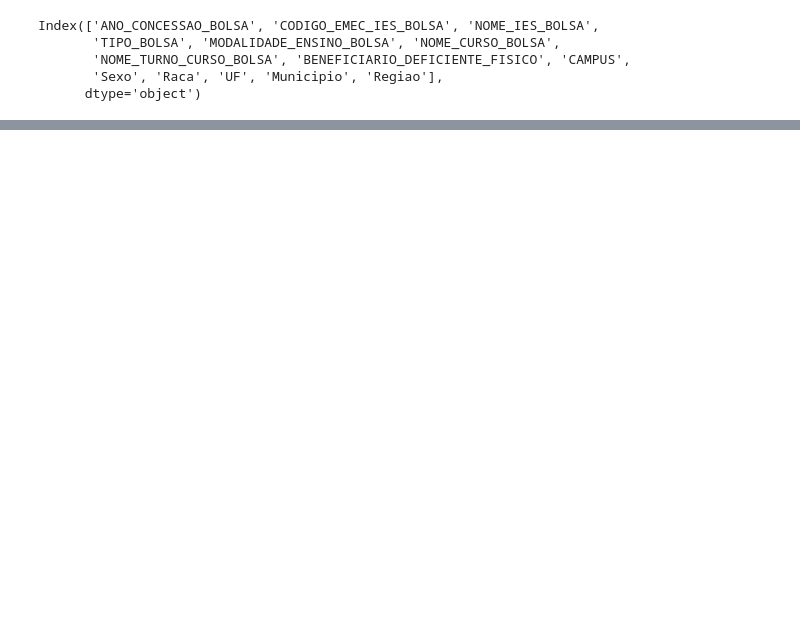
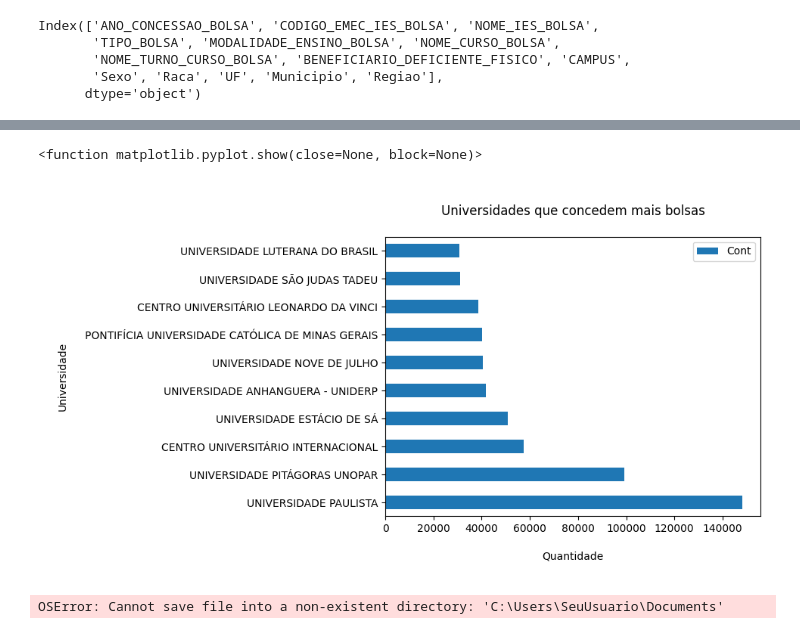
Before and after one commit to estergs/Prouni_Projeto_Ferias, a Jupyter notebook: Untitled-1.ipynb, the cells around one changed output, grey strips where cells are left out. Cells and saved outputs as stored; diff of their text form; code cells hidden in the pictures; blank space fills up the shorter version.

```diff
--- a/Untitled-1.ipynb
+++ b/Untitled-1.ipynb
@@ -175,0 +191,22 @@ plt.show
+# %%
+# Universidades que compoem as 25% com mais bolsas ____________________________
+df_uni= df.groupby('Nome_IES')['Cont'].sum().reset_index()
+dados_uni= np.array(df_uni['Cont'])
+q3= np.percentile(dados_uni,75)
+
+maior_uni_25= df_uni.loc[df_uni['Cont'] >= q3]
+maior_uni_25= maior_uni_25.sort_values('Cont', ascending=False).head(10)
+
+# gráfico
+maior_uni_25.plot(kind= 'barh', x = 'Nome_IES', y= 'Cont')
+plt.title('\nUniversidades que concedem mais bolsas\n')
+plt.xlabel('\nQuantidade\n')
+plt.ylabel('\nUniversidade de Bolsas\n')
+plt.show
+# %% [output]
+<function matplotlib.pyplot.show(close=None, block=None)>
+[figure, added]
+# %%
+df.to_csv('C:/Users/SeuUsuario/Documents/dados.csv', index=False)
+# %% [output]
+OSError: Cannot save file into a non-existent directory: 'C:\Users\SeuUsuario\Documents'
```
Also changed, not shown: parts of 15 cells of this notebook, 1 other file.
